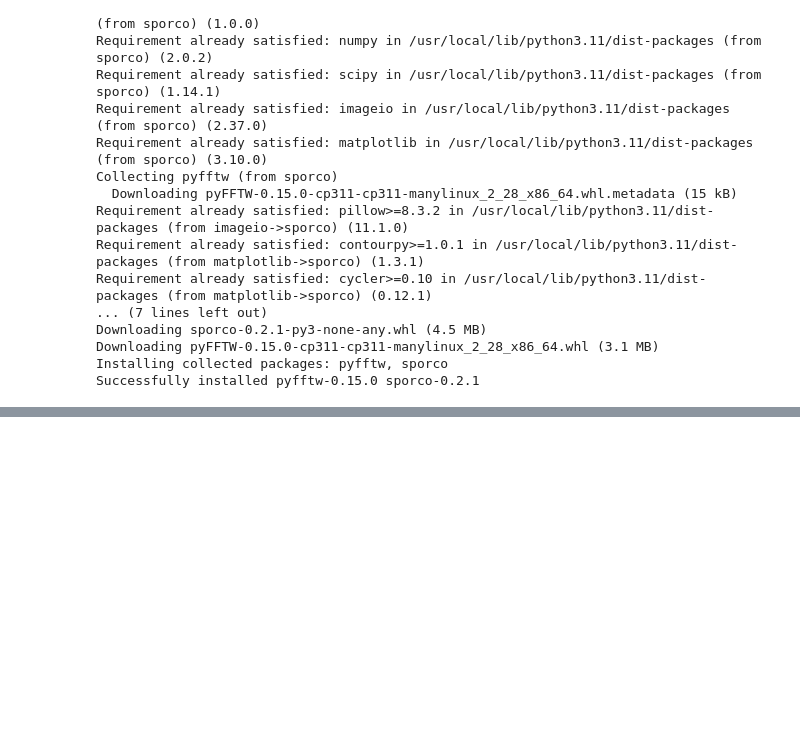
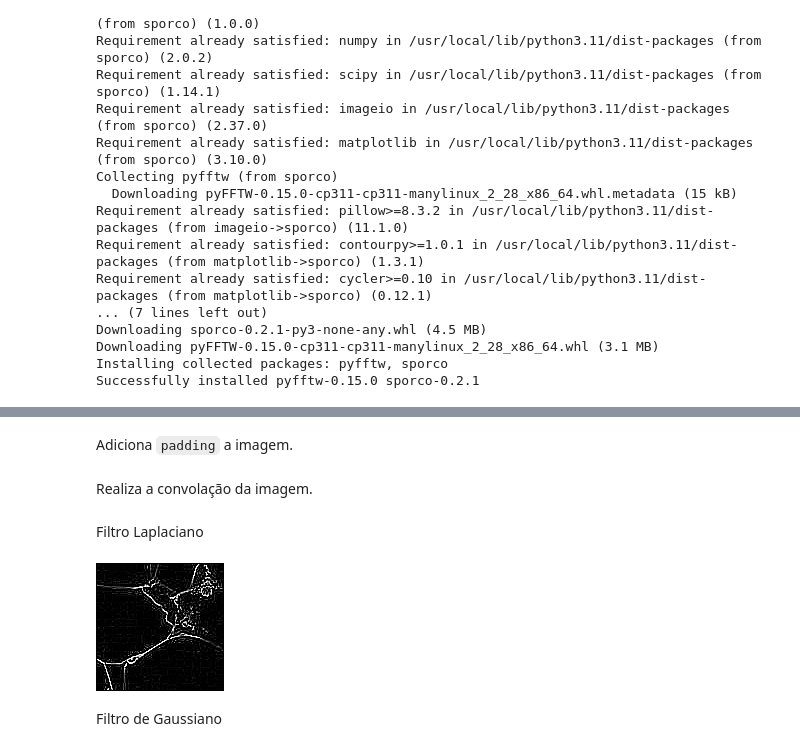
Before and after one commit to DanielAraldiEDU/one-off-operations-and-spatial-filtering, a Jupyter notebook: src/main.ipynb, the cells around one changed output, grey strips where cells are left out. Drawn from its saved outputs; the diff is of its cells as text; code cells hidden in the pictures; blank space fills up the shorter version.

Commit message:
feat: add gaussian, high boost, sobel, median and laphacian filters

```diff
--- a/src/main.ipynb
+++ b/src/main.ipynb
@@ -197,0 +202,2 @@ cv2_imshow(image_grayscale_basic)
+# %% [markdown]
+Adiciona `padding` a imagem.
@@ -197,0 +212,46 @@ cv2_imshow(image_grayscale_basic)
+# %% [markdown]
+Realiza a convolação da imagem.
+# %%
+def conv2d(img, kernel, padding=True):
+    # Get dimensions of the kernel
+    k_height, k_width = kernel.shape
+
+    # Get dimensions of the image
+    img_height, img_width = img.shape
+
+    # Calculate padding required
+    pad_height = k_height // 2
+    pad_width = k_width // 2
+
+    # Create a padded version of the image to handle edges
+    if padding == True:
+        padded_img = add_padding(img, pad_height, pad_width)
+
+    # Initialize an output image with zeros
+    output = np.zeros((img_height, img_width), dtype=float)
+
+    # Perform convolution
+    for i_img in range(img_height):
+        for j_img in range(img_width):
+            for i_kernel in range(k_height):
+                for j_kernel in range(k_width):
+                    output[i_img, j_img] = output[i_img, j_img] + (padded_img[i_img+i_kernel, j_img+j_kernel] * kernel[i_kernel, j_kernel])
+            output[i_img, j_img] = int(output[i_img, j_img])
+
+    return np.clip(output, 0, 255).astype(np.uint8)
+# %% [markdown]
+Filtro Laplaciano
+# %%
+laplacian_kernel = np.array([[1, 1, 1],
+                             [1, -8, 1],
+                             [1, 1, 1]])
+
+def laplacian(image, kernel):
+    return conv2d(image, kernel)
+
+image_laplacian = laplacian(image_grayscale_pondered, laplacian_kernel)
+cv2_imshow(image_laplacian)
+# %% [output]
+[figure, added]
+# %% [markdown]
+Filtro de Gaussiano
```
Also changed, not shown: parts of 14 cells of this notebook.
